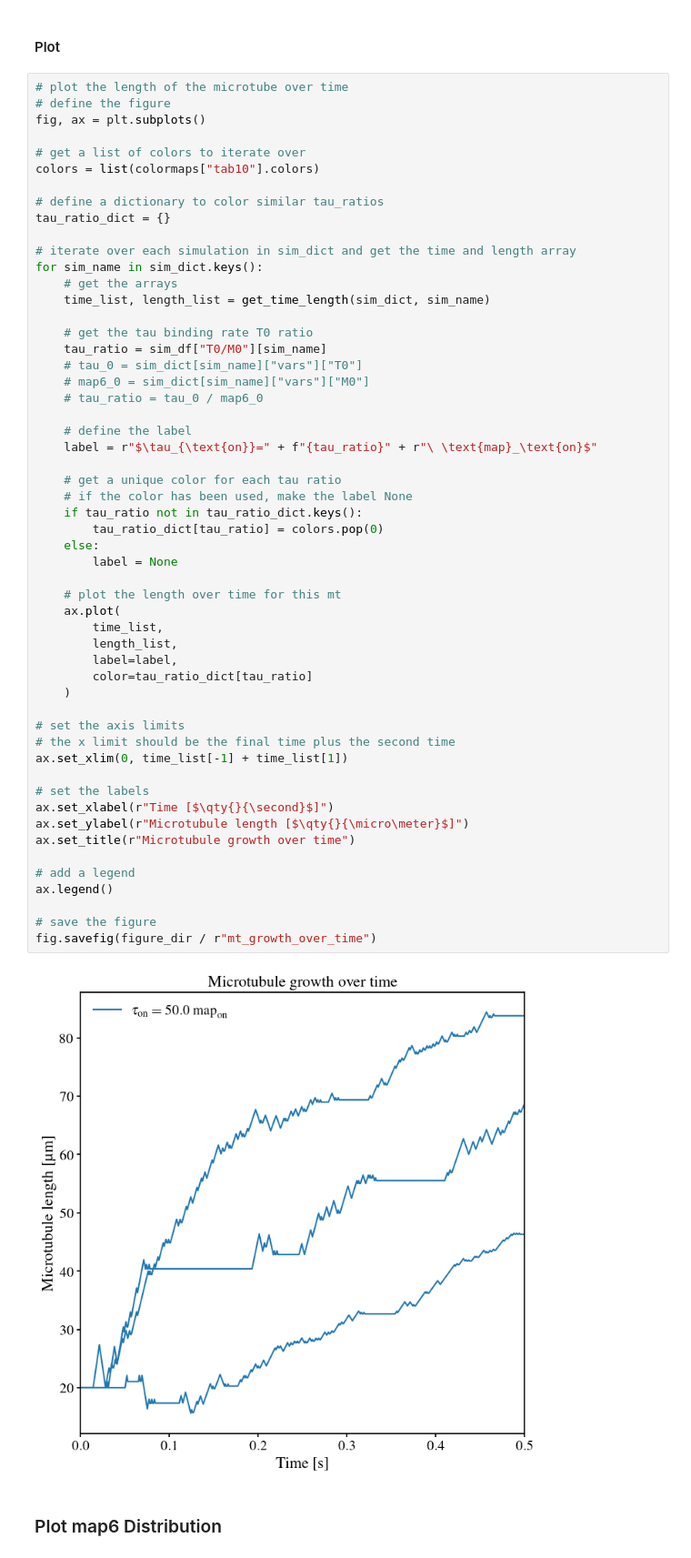
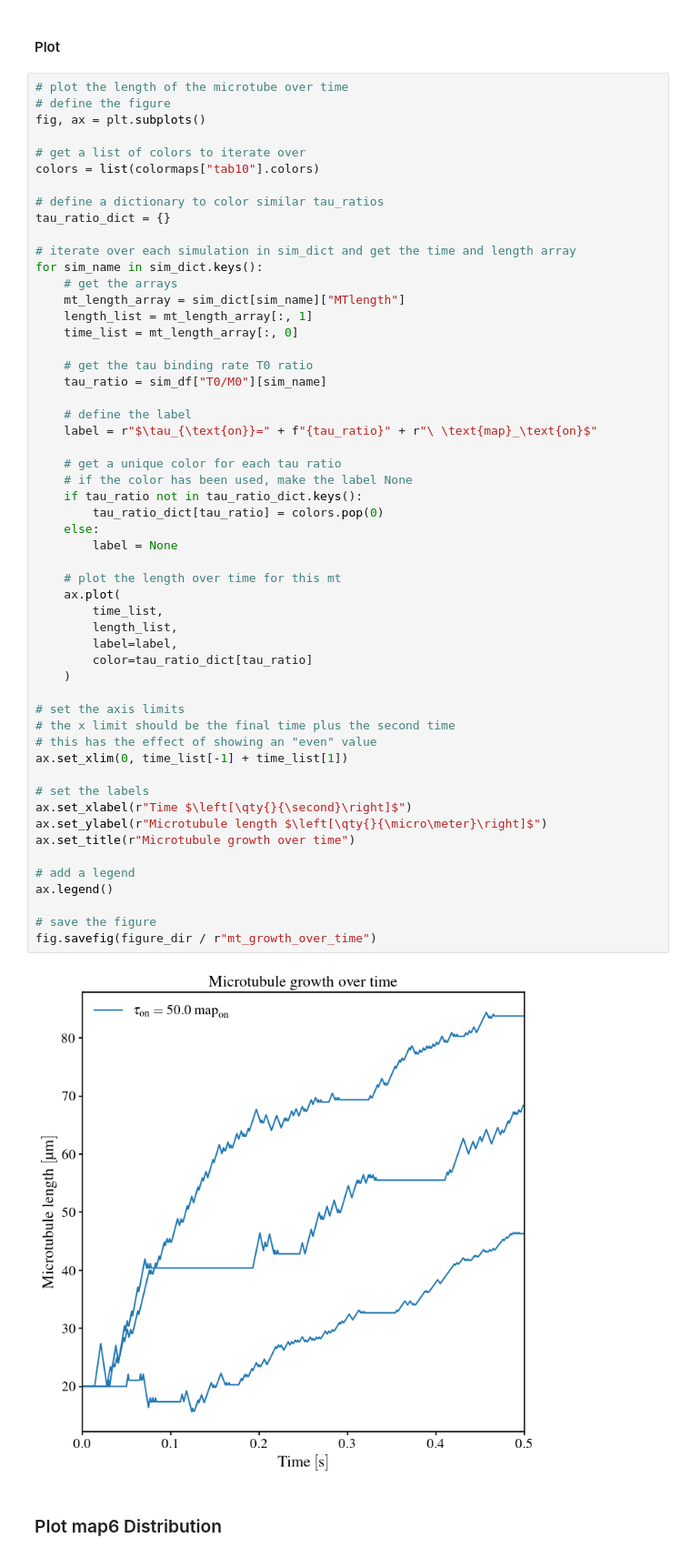
Before and after one commit to CWU-Computational-Biophysics/tau_mts, a Jupyter notebook: analysis.ipynb, the cells around one changed output. Shown: that part at 91% size. Saved outputs shown, nothing was run; the diff lists cells and outputs as text.

Commit message:
worked on distribution plots

```diff
--- a/analysis.ipynb
+++ b/analysis.ipynb
@@ -253,47 +239,47 @@ tau_ratio_dict = {}
 # iterate over each simulation in sim_dict and get the time and length array
 for sim_name in sim_dict.keys():
     # get the arrays
-    time_list, length_list = get_time_length(sim_dict, sim_name)
+    mt_length_array = sim_dict[sim_name]["MTlength"]
+    length_list = mt_length_array[:, 1]
+    time_list = mt_length_array[:, 0]
 
     # get the tau binding rate T0 ratio
     tau_ratio = sim_df["T0/M0"][sim_name]
-    # tau_0 = sim_dict[sim_name]["vars"]["T0"]
-    # map6_0 = sim_dict[sim_name]["vars"]["M0"]
-    # tau_ratio = tau_0 / map6_0
 
     # define the label
     label = r"$\tau_{\text{on}}=" + f"{tau_ratio}" + r"\ \text{map}_\text{on}$"
 
     # get a unique color for each tau ratio
     # if the color has been used, make the label None
     if tau_ratio not in tau_ratio_dict.keys():
         tau_ratio_dict[tau_ratio] = colors.pop(0)
     else:
         label = None
 
     # plot the length over time for this mt
     ax.plot(
         time_list,
         length_list,
         label=label,
         color=tau_ratio_dict[tau_ratio]
     )
 
 # set the axis limits
 # the x limit should be the final time plus the second time
+# this has the effect of showing an "even" value
 ax.set_xlim(0, time_list[-1] + time_list[1])
 
 # set the labels
-ax.set_xlabel(r"Time [$\qty{}{\second}$]")
-ax.set_ylabel(r"Microtubule length [$\qty{}{\micro\meter}$]")
+ax.set_xlabel(r"Time $\left[\qty{}{\second}\right]$")
+ax.set_ylabel(r"Microtubule length $\left[\qty{}{\micro\meter}\right]$")
 ax.set_title(r"Microtubule growth over time")
 
 # add a legend
 ax.legend()
 
 # save the figure
 fig.savefig(figure_dir / r"mt_growth_over_time")
 # %% [output]
-[figure, old version]
+[figure, new version]
 # %% [markdown]
 ### Plot map6 Distribution
```
Also changed, not shown: parts of 4 cells of this notebook, 4 other files.
